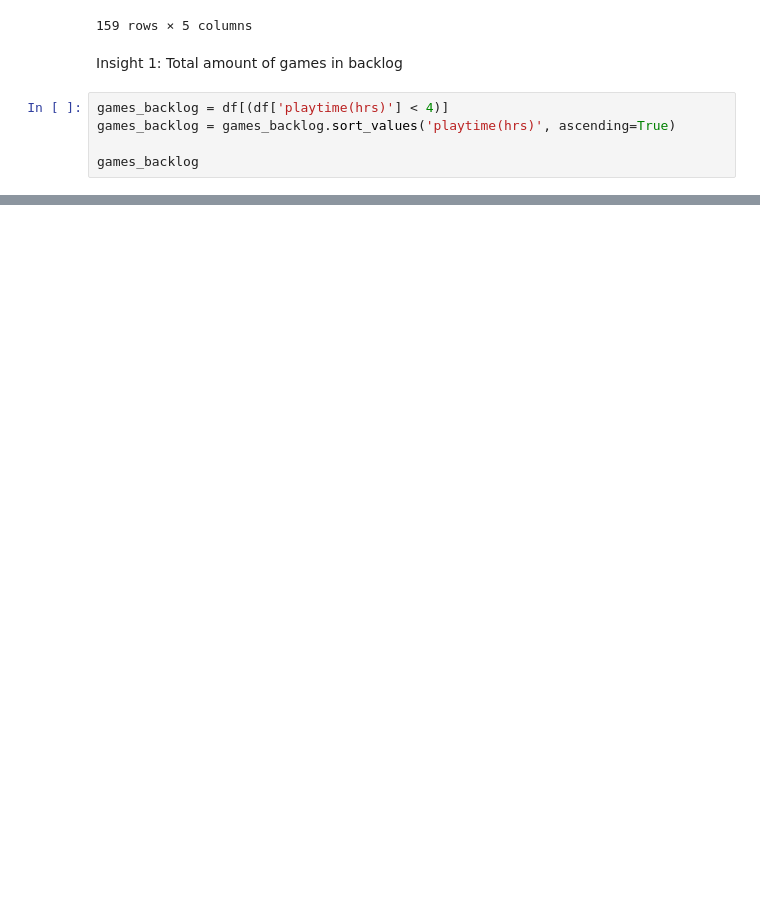
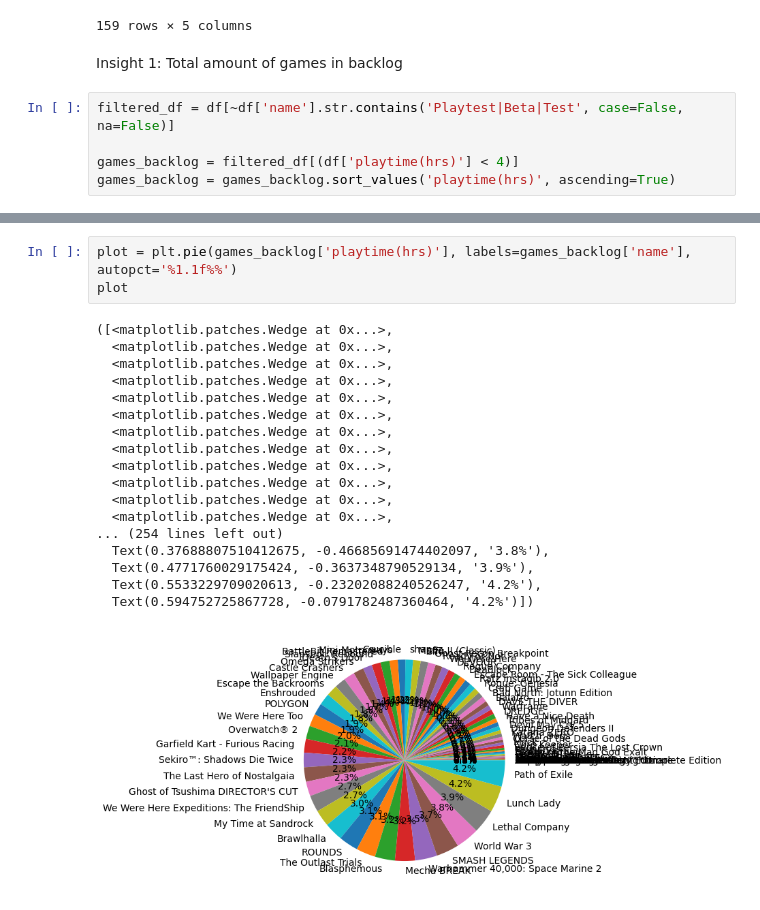
Before and after one commit to StavrosV28/steam-game-tracker, a Jupyter notebook: transform_data.ipynb, the cells around one changed output, grey strips where cells are left out. Drawn from its saved outputs; the diff is of its cells as text; blank space fills up the shorter version.

Commit message:
Testing some visualizations for some insights

```diff
--- a/transform_data.ipynb
+++ b/transform_data.ipynb
@@ -49,7 +50,7 @@ df
 # %% [markdown]
 Insight 1: Total amount of games in backlog
 # %%
-games_backlog = df[(df['playtime(hrs)'] < 4)]
+filtered_df = df[~df['name'].str.contains('Playtest|Beta|Test', case=False, na=False)]
+
+games_backlog = filtered_df[(df['playtime(hrs)'] < 4)]
 games_backlog = games_backlog.sort_values('playtime(hrs)', ascending=True)
-
-games_backlog
@@ -69,0 +57,22 @@ games_backlog
+# %%
+plot = plt.pie(games_backlog['playtime(hrs)'], labels=games_backlog['name'], autopct='%1.1f%%')
+plot
+# %% [output]
+([<matplotlib.patches.Wedge at 0x...>,
+  <matplotlib.patches.Wedge at 0x...>,
+  <matplotlib.patches.Wedge at 0x...>,
+  <matplotlib.patches.Wedge at 0x...>,
+  <matplotlib.patches.Wedge at 0x...>,
+  <matplotlib.patches.Wedge at 0x...>,
+  <matplotlib.patches.Wedge at 0x...>,
+  <matplotlib.patches.Wedge at 0x...>,
+  <matplotlib.patches.Wedge at 0x...>,
+  <matplotlib.patches.Wedge at 0x...>,
+  <matplotlib.patches.Wedge at 0x...>,
+  <matplotlib.patches.Wedge at 0x...>,
+... (254 lines left out)
+  Text(0.37688807510412675, -0.46685691474402097, '3.8%'),
+  Text(0.4771760029175424, -0.3637348790529134, '3.9%'),
+  Text(0.5533229709020613, -0.23202088240526247, '4.2%'),
+  Text(0.594752725867728, -0.0791782487360464, '4.2%')])
+[figure, added]
```
Also changed, not shown: parts of 4 cells of this notebook.
